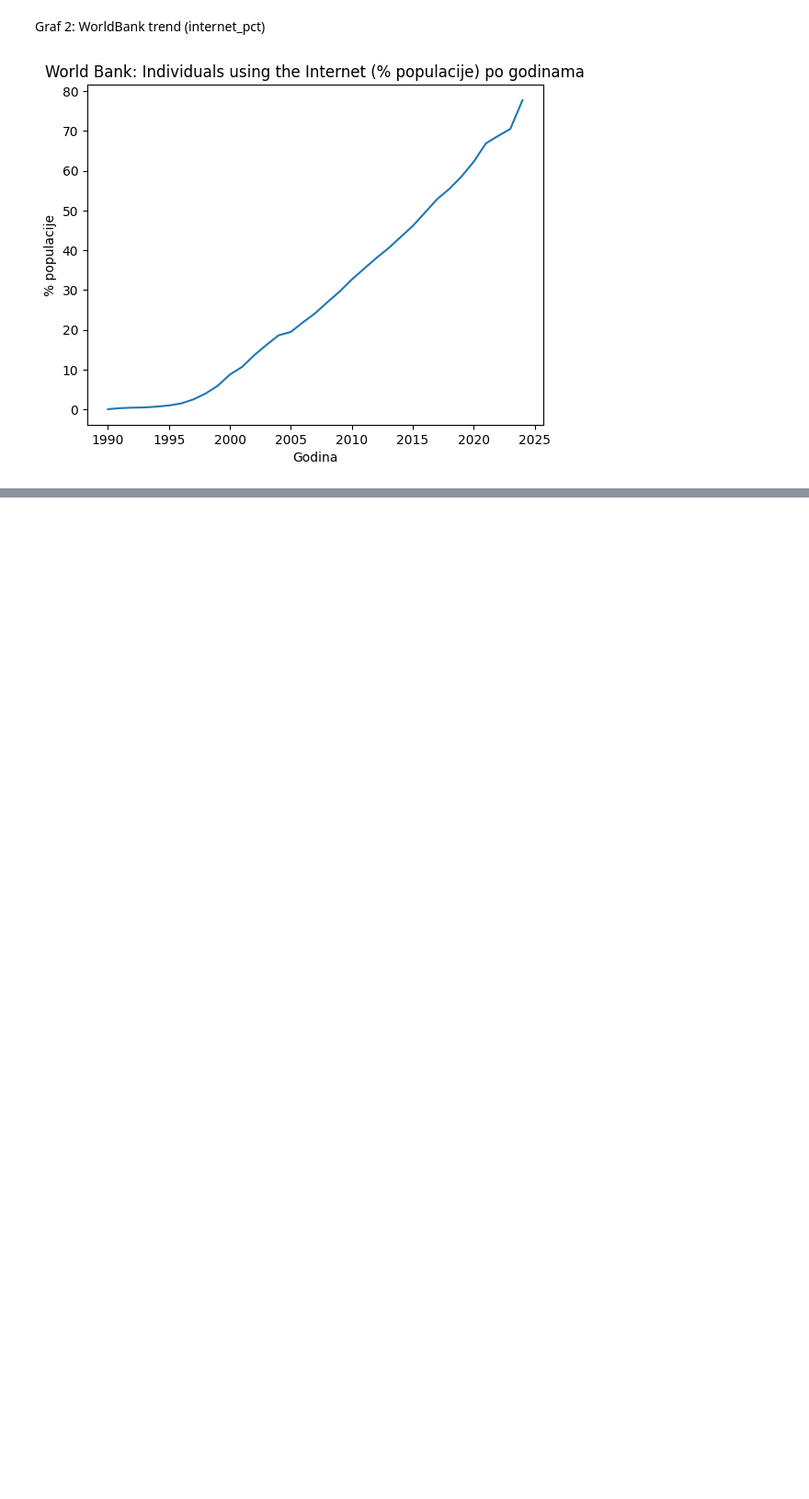
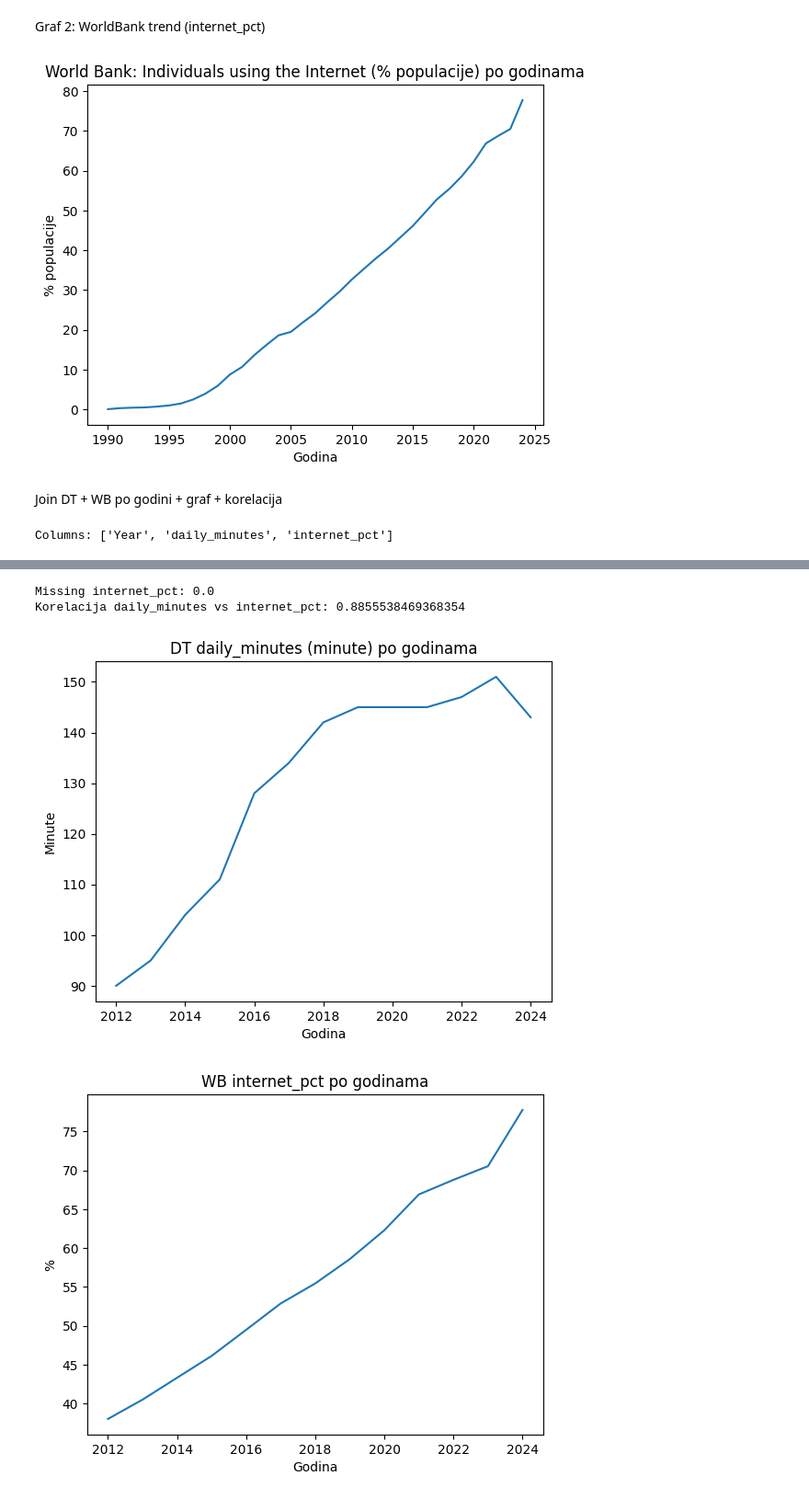
Before and after one commit to djasek21foi/PAP_PROJEKT, a Jupyter notebook: notebooks/04_analysis.ipynb, the cells around one changed output, grey strips where cells are left out. Shown at 92% size. Drawn from its saved outputs; the diff is of its cells as text; code cells hidden in the pictures; blank space fills up the shorter version.

Commit message:
Join DT + WB by year + graph + correlation

```diff
--- a/notebooks/04_analysis.ipynb
+++ b/notebooks/04_analysis.ipynb
@@ -111,3 +111,72 @@ plt.ylabel("% populacije")
 plt.show()
 # %% [output]
 [figure]
+# %% [markdown]
+Join DT + WB po godini + graf + korelacija
+# %%
+import matplotlib.pyplot as plt
+import pandas as pd
+
+# Defensive copy
+dt_tmp = dt_yearly.copy()
+wb_tmp = wb_year.copy()
+
+# 1) Osiguraj da wb_tmp ima stupac "internet_pct"
+if "internet_pct" not in wb_tmp.columns:
+    if "value" in wb_tmp.columns:
+        wb_tmp = wb_tmp.rename(columns={"value": "internet_pct"})
+    else:
+        raise KeyError(
+            "Ne mogu naći stupac za postotak interneta. "
+            f"wb_year columns={wb_tmp.columns.tolist()}"
+        )
+
+# 2) UZMI
+#    - iz DT uzmi samo Year i daily_minutes
+#    - iz WB uzmi Year i internet_pct
+dt_tmp = dt_tmp[["Year", "daily_minutes"]].copy()
+wb_tmp = wb_tmp[["Year", "internet_pct"]].copy()
+
+# 3)Normalizacija Year na Int64
+dt_tmp["Year"] = pd.to_numeric(dt_tmp["Year"], errors="coerce").astype("Int64")
+wb_tmp["Year"] = pd.to_numeric(wb_tmp["Year"], errors="coerce").astype("Int64")
+
+
+dt_tmp = dt_tmp.dropna(subset=["Year"])
+wb_tmp = wb_tmp.dropna(subset=["Year"])
+
+# 4) Merge
+merged = (
+    dt_tmp.merge(wb_tmp, on="Year", how="left")
+          .sort_values("Year")
+          .reset_index(drop=True)
+)
+
+print("Columns:", merged.columns.tolist())
+display(merged.head(10))
+
+# 5) korelacija
+missing_rate = merged["internet_pct"].isna().mean()
+print("Missing internet_pct:", missing_rate)
+
+corr_df = merged[["daily_minutes", "internet_pct"]].dropna()
+corr = corr_df.corr(numeric_only=True).iloc[0, 1] if len(corr_df) > 1 else None
+print("Korelacija daily_minutes vs internet_pct:", corr)
+
+# 6) Grafovi
+
+plt.figure()
+plt.plot(merged["Year"], merged["daily_minutes"])
+plt.title("DT daily_minutes (minute) po godinama")
+plt.xlabel("Godina")
+plt.ylabel("Minute")
+plt.show()
+
+plt.figure()
+plt.plot(merged["Year"], merged["internet_pct"])
+plt.title("WB internet_pct po godinama")
+plt.xlabel("Godina")
+plt.ylabel("%")
+plt.show()
+# %% [output]
+Columns: ['Year', 'daily_minutes', 'internet_pct']
@@ -113,0 +194,4 @@ plt.show()
+Missing internet_pct: 0.0
+Korelacija daily_minutes vs internet_pct: 0.8855538469368354
+[figure, added]
+[figure, added]
```
Also changed, not shown: parts of 3 cells of this notebook.
